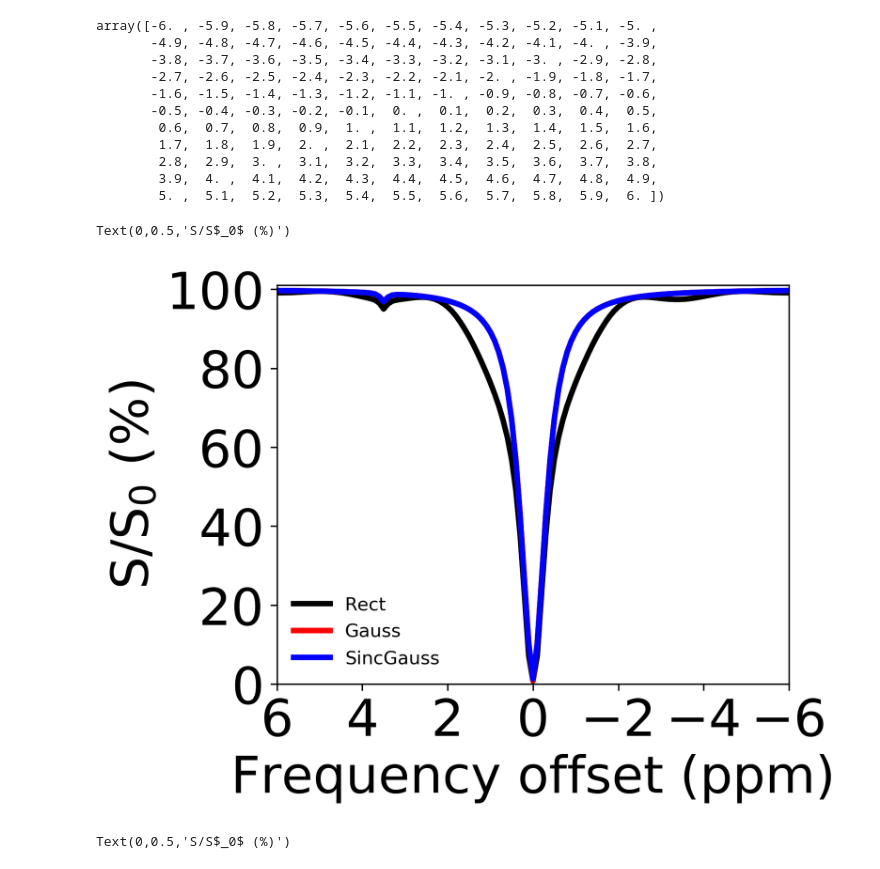
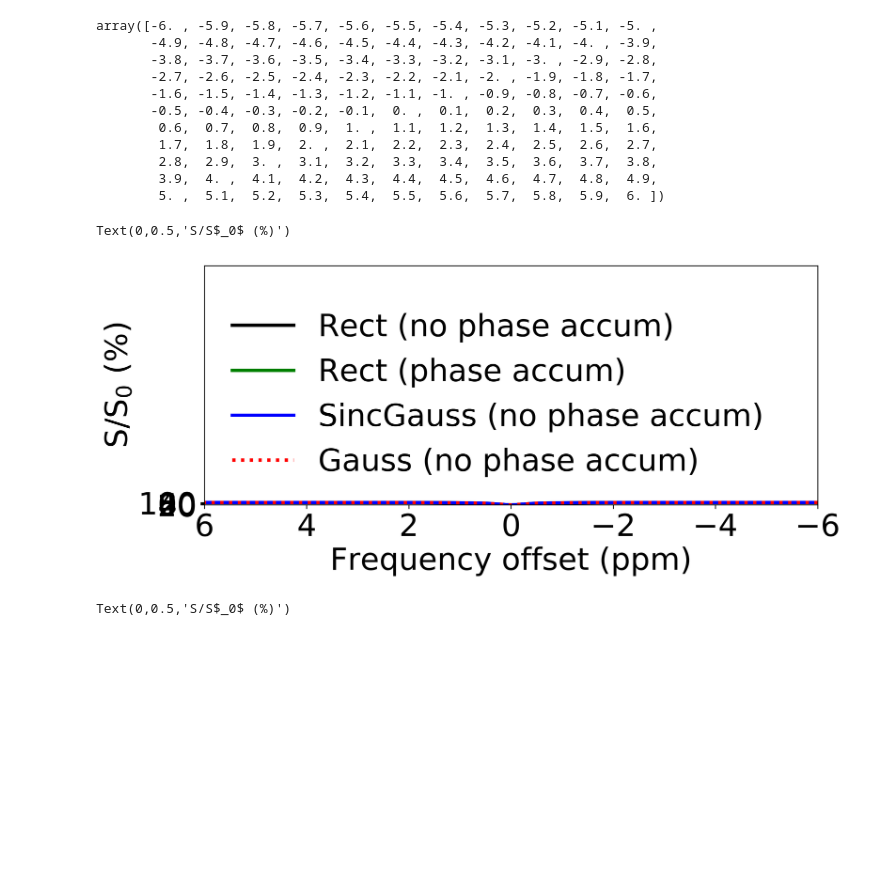
Before and after one commit to ChongxueBie/RF-labeling-techniques-in-CEST-MRI, a Jupyter notebook: py2-pulsedCEST-shapes-alpha-PTR-Figure5&6.ipynb, the cells around one changed output. Cells and saved outputs as stored; diff of their text form; code cells hidden in the pictures; blank space fills up the shorter version.

```diff
--- a/py2-pulsedCEST-shapes-alpha-PTR-Figure5&6.ipynb
+++ b/py2-pulsedCEST-shapes-alpha-PTR-Figure5&6.ipynb
@@ -49,32 +49,34 @@ array([-6. , -5.9, -5.8, -5.7, -5.6, -5.5, -5.4, -5.3, -5.2, -5.1, -5. ,
 # %%
 # plot data
 from matplotlib import gridspec
 from matplotlib.font_manager import FontProperties
 fontP = FontProperties()
 fontP.set_size('10')
 
 # bbox_props = dict(boxstyle="round", fc="w", ec="w", alpha=0.9)
-figure(figsize=(5,4),dpi=300)
-plot(cestFreq, matrix_Block_noPhase*100, 'k-', lw = 3, label='Rect')
-plot(cestFreq, matrix_Gaussian_noPhase*100, 'r-',  lw = 3, label='Gauss')
+figure(figsize=(10,4),dpi=300)
+plot(cestFreq, matrix_Block_noPhase*100, 'k-', lw = 3, label='Rect (no phase accum)')
+plot(cestFreq, matrix_Block*100, 'g-', lw = 3, label='Rect (phase accum)')
+plot(cestFreq, matrix_sincgaussian_noPhase*100, 'b-', lw = 3, label='SincGauss (no phase accum)')
+plot(cestFreq, matrix_Gaussian_noPhase*100, 'r:',  lw = 3, label='Gauss (no phase accum)')
+
 # ax1.plot(cestFreq, matrix_sincgaussian*100, 'b-', lw = 3, label='Sinc-Gaussian')
-plot(cestFreq, matrix_sincgaussian_noPhase*100, 'b-', lw = 3, label='SincGauss')
 # ax1.plot(cestFreq, simulationMatrixCest_4*100, 'g-', lw = 3, label='CW')
 tick_params(labelsize=24)
 
 xlim(cestFreq.max(), cestFreq.min())
-ylim(0,101)
+ylim(0,10100)
 tick_params(labelsize=28)
-legend(loc='lower left',frameon=False, fontsize=10)
+legend(loc='lower left',frameon=False, fontsize=28)
 xlabel('Frequency offset (ppm)',fontsize=28)
 xticks([6, 4, 2, 0, -2, -4, -6])
 yticks([0,20,40,60,80,100])
 # xticks([5, 4, 3, 2, 1, 0, -1, -2, -3, -4, -5])
 # xlabel(u'\u0394'+u'\u03C9',fontsize=15)
 ylabel('S/S$_0$ (%)',fontsize=28)
 # %% [output]
 Text(0,0.5,'S/S$_0$ (%)')
-[figure, old version]
+[figure, new version]
 # %%
 # plot data
 from matplotlib import gridspec
```
Also changed, not shown: parts of 3 cells of this notebook, 1 other file.
